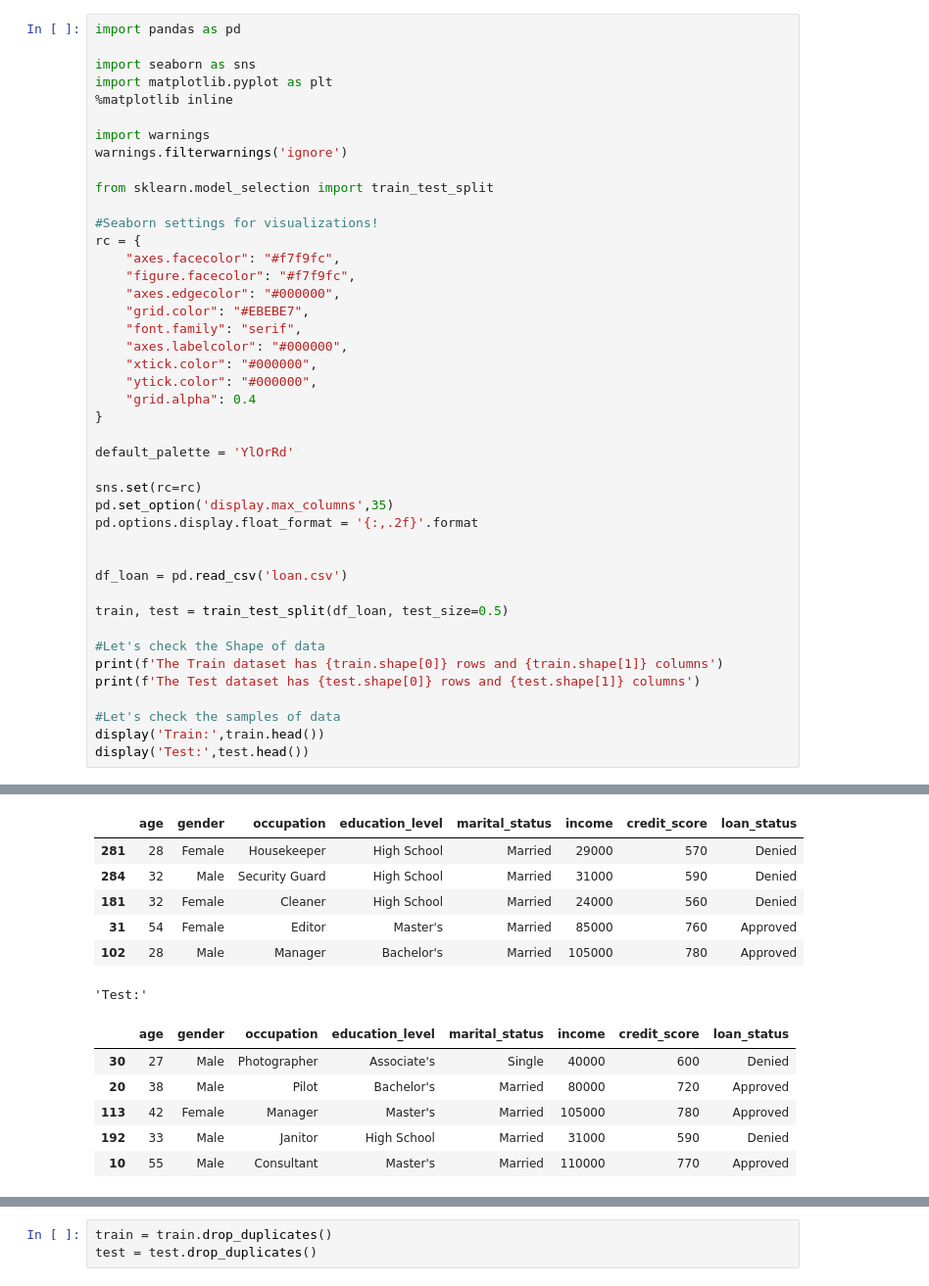
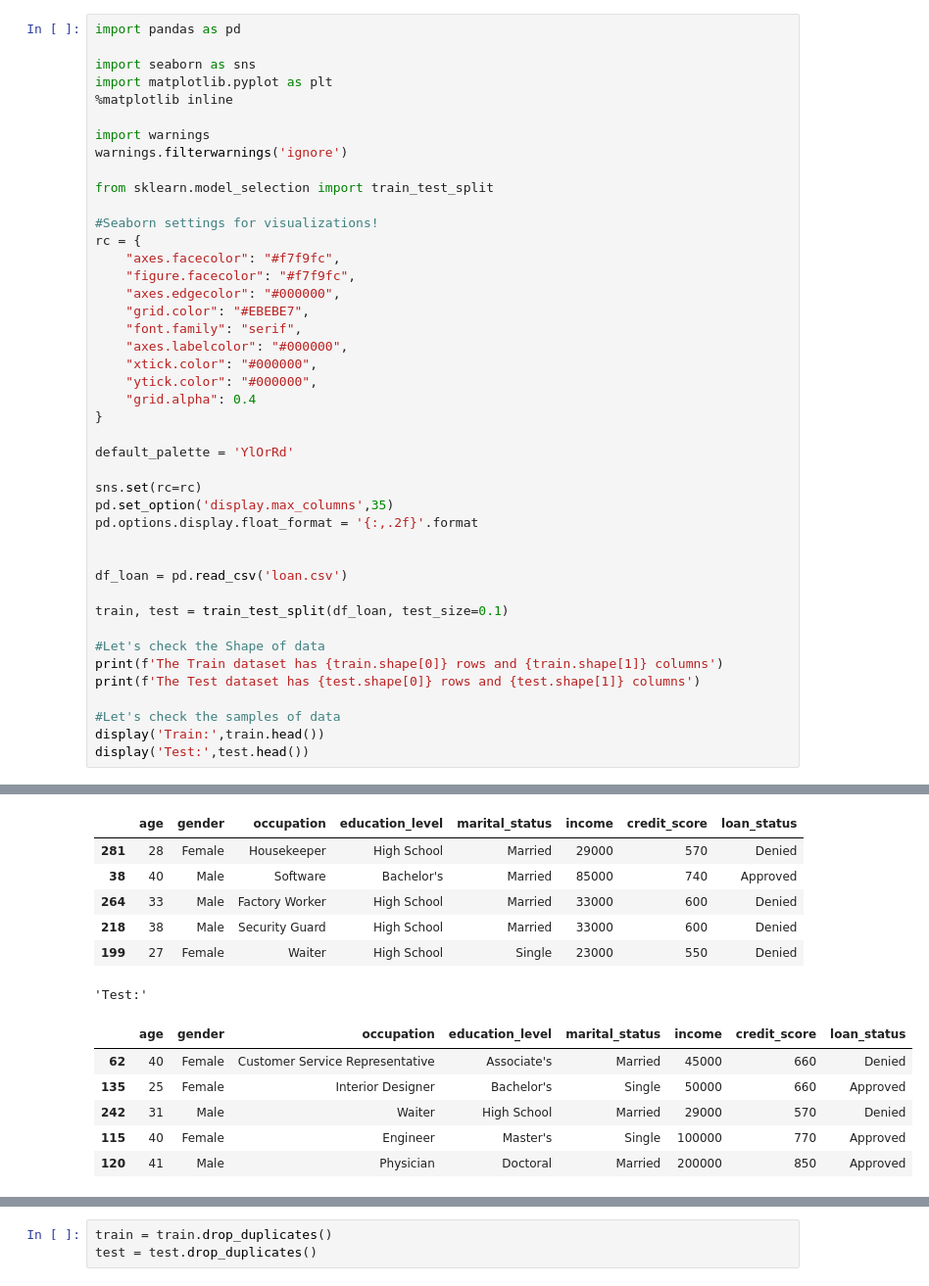
Before and after one commit to halilhicyilmaz/ai-machine-learning, a Jupyter notebook: loan/loan.ipynb, the cells around one changed output, grey strips where cells are left out. Shown at 98% size. Cells and saved outputs as stored; diff of their text form.

```diff
--- a/loan/loan.ipynb
+++ b/loan/loan.ipynb
@@ -32,7 +32,7 @@ pd.options.display.float_format = '{:,.2f}'.format
 
 df_loan = pd.read_csv('loan.csv')
 
-train, test = train_test_split(df_loan, test_size=0.5)
+train, test = train_test_split(df_loan, test_size=0.1)
 
 #Let's check the Shape of data
 print(f'The Train dataset has {train.shape[0]} rows and {train.shape[1]} columns')
@@ -47,17 +47,17 @@ The Test dataset has 143 rows and 8 columns
 'Train:'
 |  | age | gender | occupation | education_level | marital_status | income | credit_score | loan_status |
 | 281 | 28 | Female | Housekeeper | High School | Married | 29000 | 570 | Denied |
-| 284 | 32 | Male | Security Guard | High School | Married | 31000 | 590 | Denied |
-| 181 | 32 | Female | Cleaner | High School | Married | 24000 | 560 | Denied |
-| 31 | 54 | Female | Editor | Master's | Married | 85000 | 760 | Approved |
-| 102 | 28 | Male | Manager | Bachelor's | Married | 105000 | 780 | Approved |
+| 38 | 40 | Male | Software | Bachelor's | Married | 85000 | 740 | Approved |
+| 264 | 33 | Male | Factory Worker | High School | Married | 33000 | 600 | Denied |
+| 218 | 38 | Male | Security Guard | High School | Married | 33000 | 600 | Denied |
+| 199 | 27 | Female | Waiter | High School | Single | 23000 | 550 | Denied |
 'Test:'
 |  | age | gender | occupation | education_level | marital_status | income | credit_score | loan_status |
-| 30 | 27 | Male | Photographer | Associate's | Single | 40000 | 600 | Denied |
-| 20 | 38 | Male | Pilot | Bachelor's | Married | 80000 | 720 | Approved |
-| 113 | 42 | Female | Manager | Master's | Married | 105000 | 780 | Approved |
-| 192 | 33 | Male | Janitor | High School | Married | 31000 | 590 | Denied |
-| 10 | 55 | Male | Consultant | Master's | Married | 110000 | 770 | Approved |
+| 62 | 40 | Female | Customer Service Representative | Associate's | Married | 45000 | 660 | Denied |
+| 135 | 25 | Female | Interior Designer | Bachelor's | Single | 50000 | 660 | Approved |
+| 242 | 31 | Male | Waiter | High School | Married | 29000 | 570 | Denied |
+| 115 | 40 | Female | Engineer | Master's | Single | 100000 | 770 | Approved |
+| 120 | 41 | Male | Physician | Doctoral | Married | 200000 | 850 | Approved |
 # %%
 def summary(df):
     summ = pd.DataFrame(df.dtypes, columns=['data type'])
```
Also changed, not shown: parts of 6 cells of this notebook, 2 other files.
